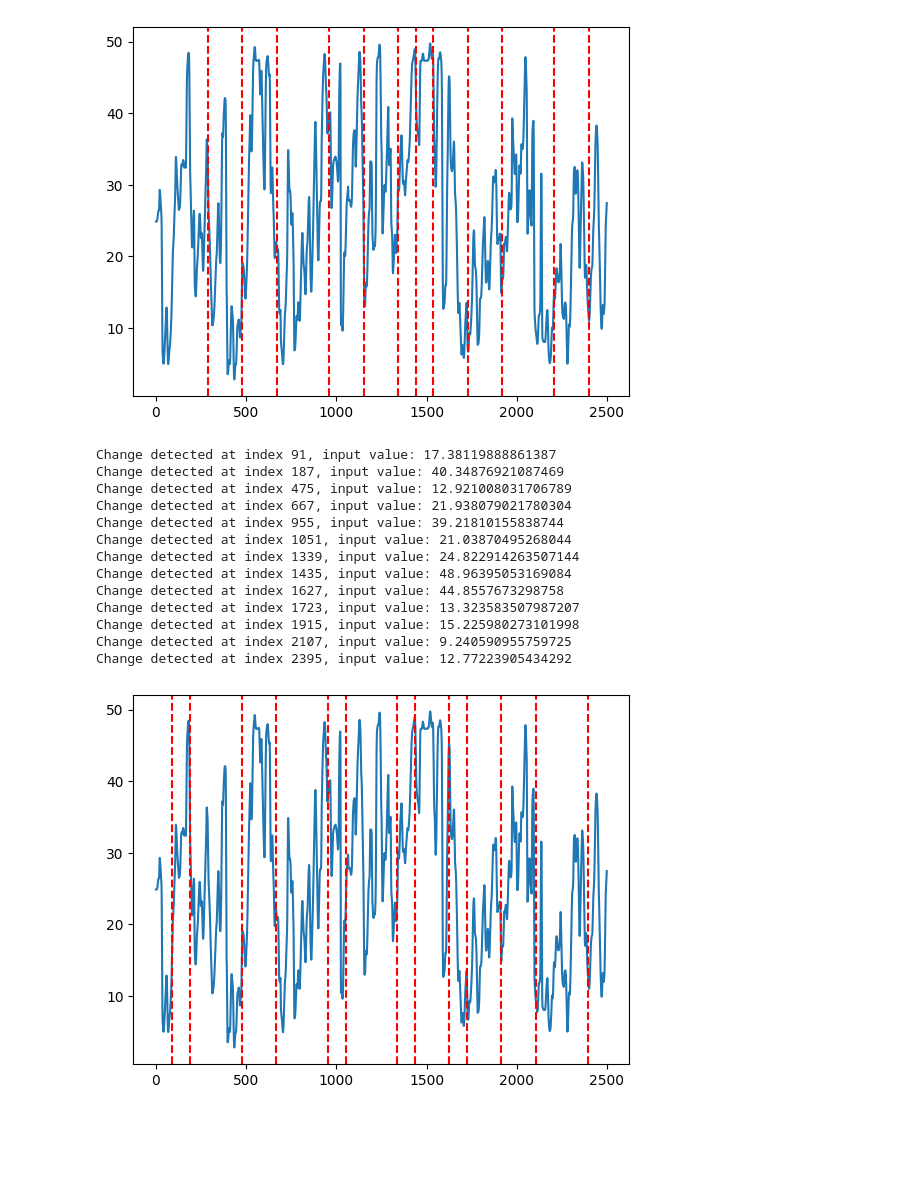
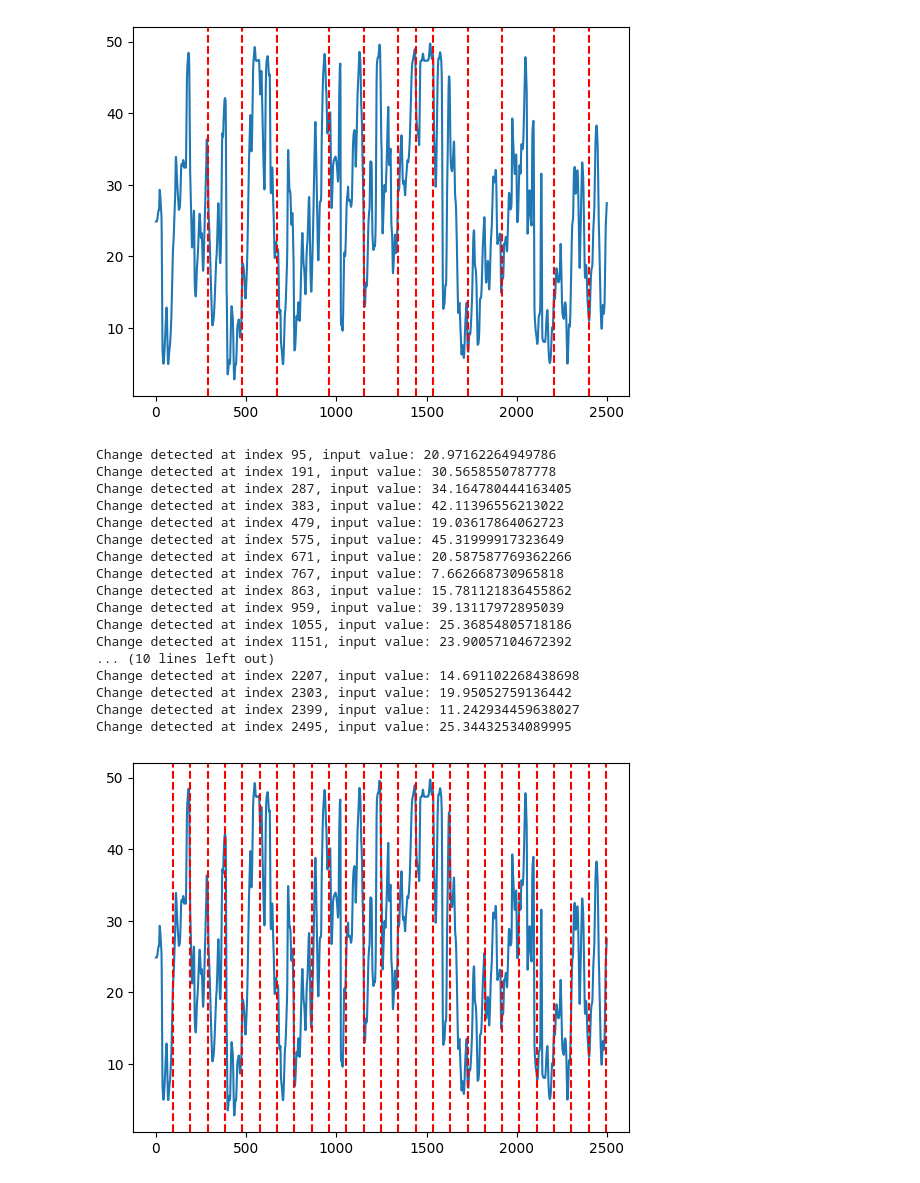
Before and after one commit to FIIT-MSc-projects/2024_CambalS_Adaptive_continuous_environment_remote_sensing, a Jupyter notebook: notebooks/2.0-data-drift.ipynb, the cells around one changed output. Cells and saved outputs as stored; diff of their text form; code cells hidden in the pictures; blank space fills up the shorter version.

```diff
--- a/notebooks/2.0-data-drift.ipynb
+++ b/notebooks/2.0-data-drift.ipynb
@@ -64,33 +64,37 @@ Change detected at index 2399, input value: 11.242934459638027
 # %%
 pagehinkey = drift.PageHinkley(
     min_instances=96,
-    threshold=50.0
+    threshold=60.0
 )
 
 drifts = []
 
 for i, val in enumerate(df['PM10 Concentration'][:2500].tolist()):
-    adwin.update(val)
-    if adwin.drift_detected:
+    pagehinkey.update(val)
+    if pagehinkey.drift_detected:
         print(f"Change detected at index {i}, input value: {val}")
         drifts.append(i)
 
 plt.plot(df['PM10 Concentration'][:2500])
 for d in drifts:
     plt.axvline(x=d, color='r', linestyle='--')
 plt.show()
 # %% [output]
-Change detected at index 91, input value: 17.38119888861387
-Change detected at index 187, input value: 40.34876921087469
-Change detected at index 475, input value: 12.921008031706789
-Change detected at index 667, input value: 21.938079021780304
-Change detected at index 955, input value: 39.21810155838744
-Change detected at index 1051, input value: 21.03870495268044
-Change detected at index 1339, input value: 24.822914263507144
-Change detected at index 1435, input value: 48.96395053169084
-Change detected at index 1627, input value: 44.8557673298758
-Change detected at index 1723, input value: 13.323583507987207
-Change detected at index 1915, input value: 15.225980273101998
-Change detected at index 2107, input value: 9.240590955759725
-Change detected at index 2395, input value: 12.77223905434292
+Change detected at index 95, input value: 20.97162264949786
+Change detected at index 191, input value: 30.5658550787778
+Change detected at index 287, input value: 34.164780444163405
+Change detected at index 383, input value: 42.11396556213022
+Change detected at index 479, input value: 19.03617864062723
+Change detected at index 575, input value: 45.31999917323649
+Change detected at index 671, input value: 20.587587769362266
+Change detected at index 767, input value: 7.662668730965818
+Change detected at index 863, input value: 15.781121836455862
+Change detected at index 959, input value: 39.13117972895039
+Change detected at index 1055, input value: 25.36854805718186
+Change detected at index 1151, input value: 23.90057104672392
+... (10 lines left out)
+Change detected at index 2207, input value: 14.691102268438698
+Change detected at index 2303, input value: 19.95052759136442
+Change detected at index 2399, input value: 11.242934459638027
+Change detected at index 2495, input value: 25.34432534089995
-[figure, old version]
+[figure, new version]
```
Also changed, not shown: 6 other files.
